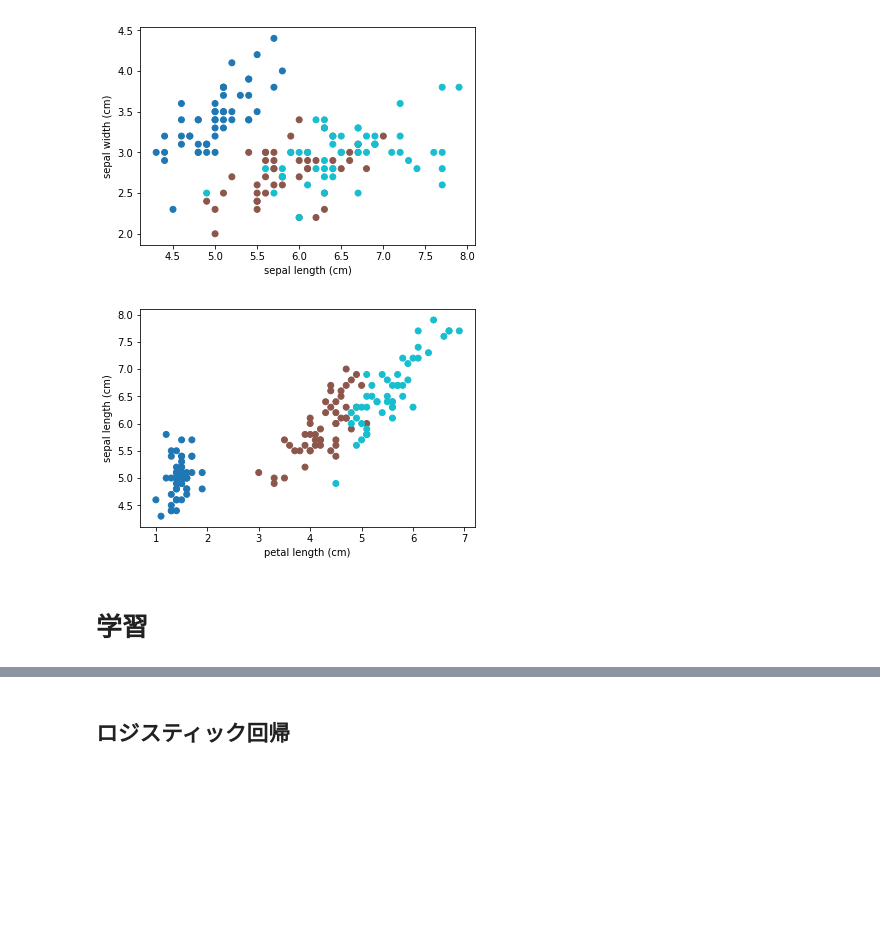
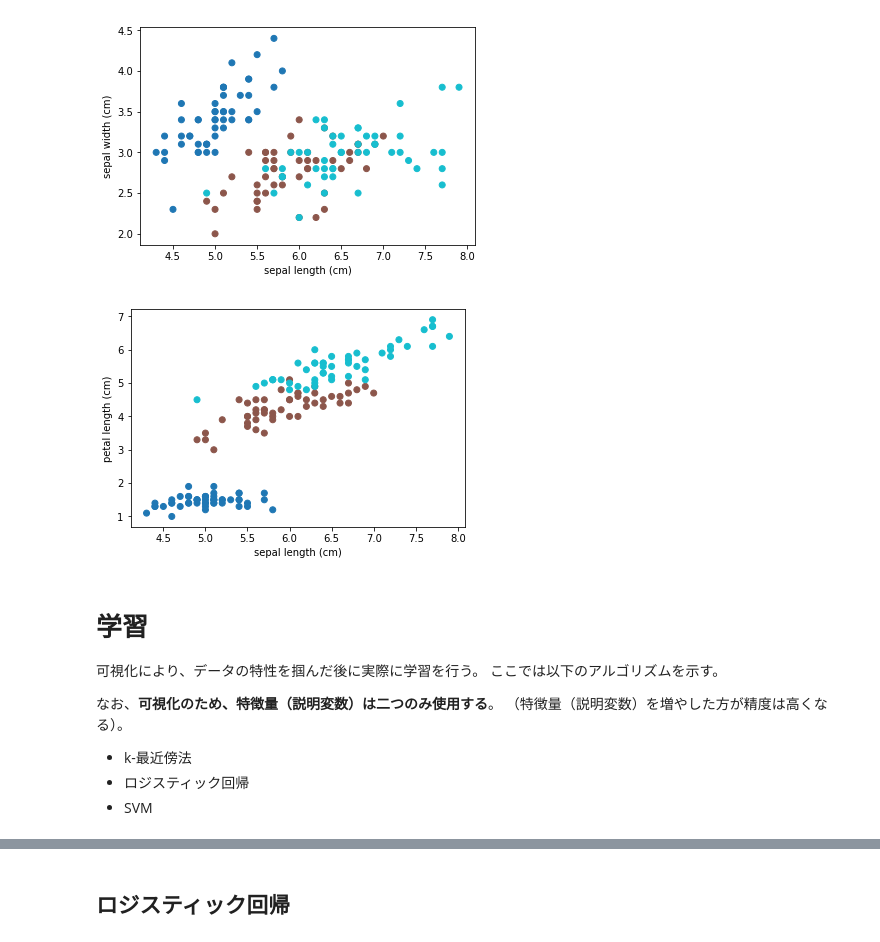
Before and after one commit to qu1sta/sklearn_samples, a Jupyter notebook: classification.ipynb, the cells around one changed output, grey strips where cells are left out. Saved outputs shown, nothing was run; the diff lists cells and outputs as text; code cells hidden in the pictures; blank space fills up the shorter version.

```diff
--- a/classification.ipynb
+++ b/classification.ipynb
@@ -82,6 +93,8 @@ sns.pairplot(df_all)
 # %%
-# 便利関数
 def my_scatter(df_X, target, name1, name2):
+    """
+    描画用の関数
+    """
     plt.xlabel(name1)
     plt.ylabel(name2)
     plt.scatter(df_X[name1], df_X[name2], c=target, cmap=plt.cm.Vega10)
@@ -90,8 +103,17 @@ my_scatter(df_X, iris.target, "sepal length (cm)", "sepal width (cm)")
 # %% [output]
 [figure]
 # %%
-my_scatter(df_X, iris.target, "petal length (cm)", "sepal length (cm)")
+my_scatter(df_X, iris.target, "sepal length (cm)","petal length (cm)")
 # %% [output]
-[figure, old version]
+[figure, new version]
-# %% [markdown]
-# 学習
+# %% [markdown]
+# 学習
+可視化により、データの特性を掴んだ後に実際に学習を行う。
+ここでは以下のアルゴリズムを示す。
+
+なお、**可視化のため、特徴量（説明変数）は二つのみ使用する**。
+（特徴量（説明変数）を増やした方が精度は高くなる）。
+
+* k-最近傍法
+* ロジスティック回帰
+* SVM
```
Also changed, not shown: parts of 32 cells of this notebook.
